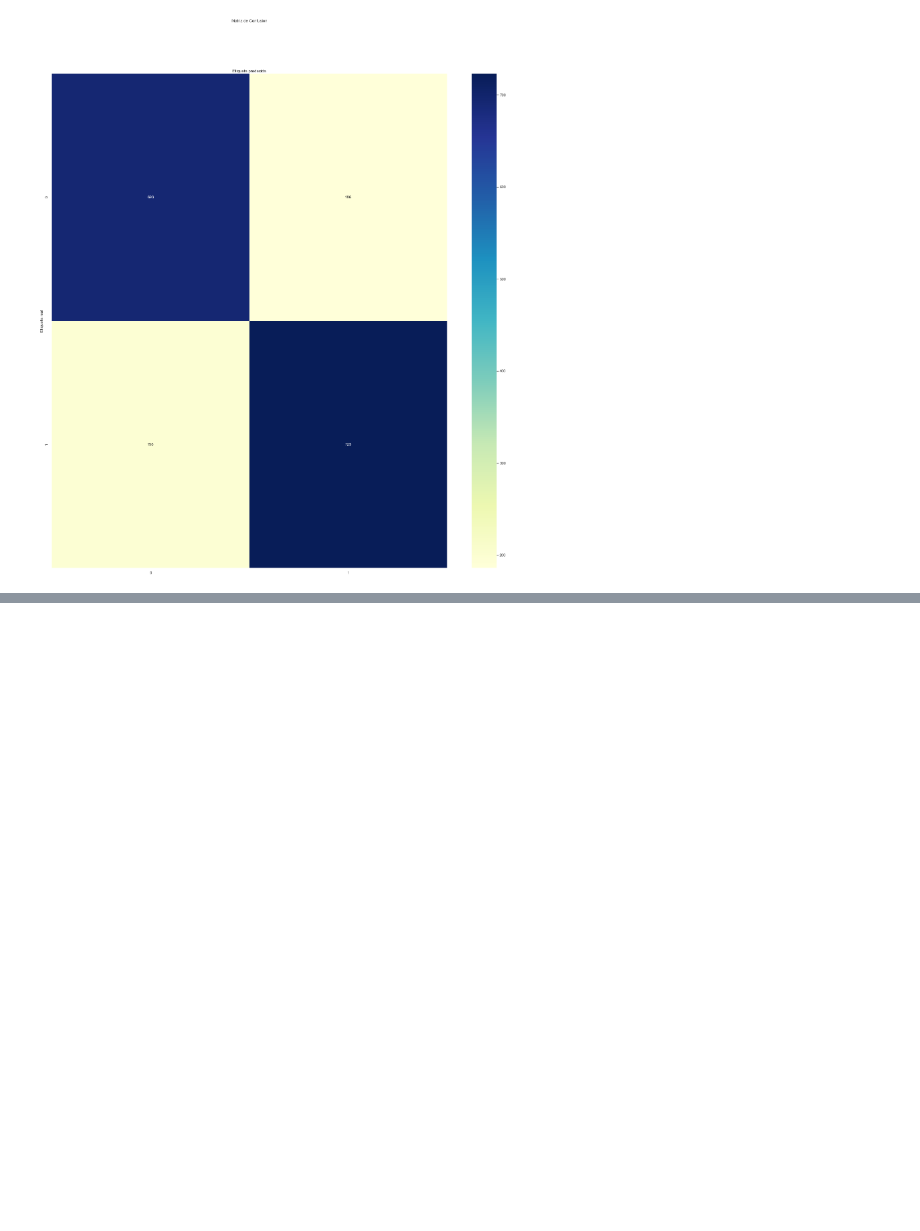
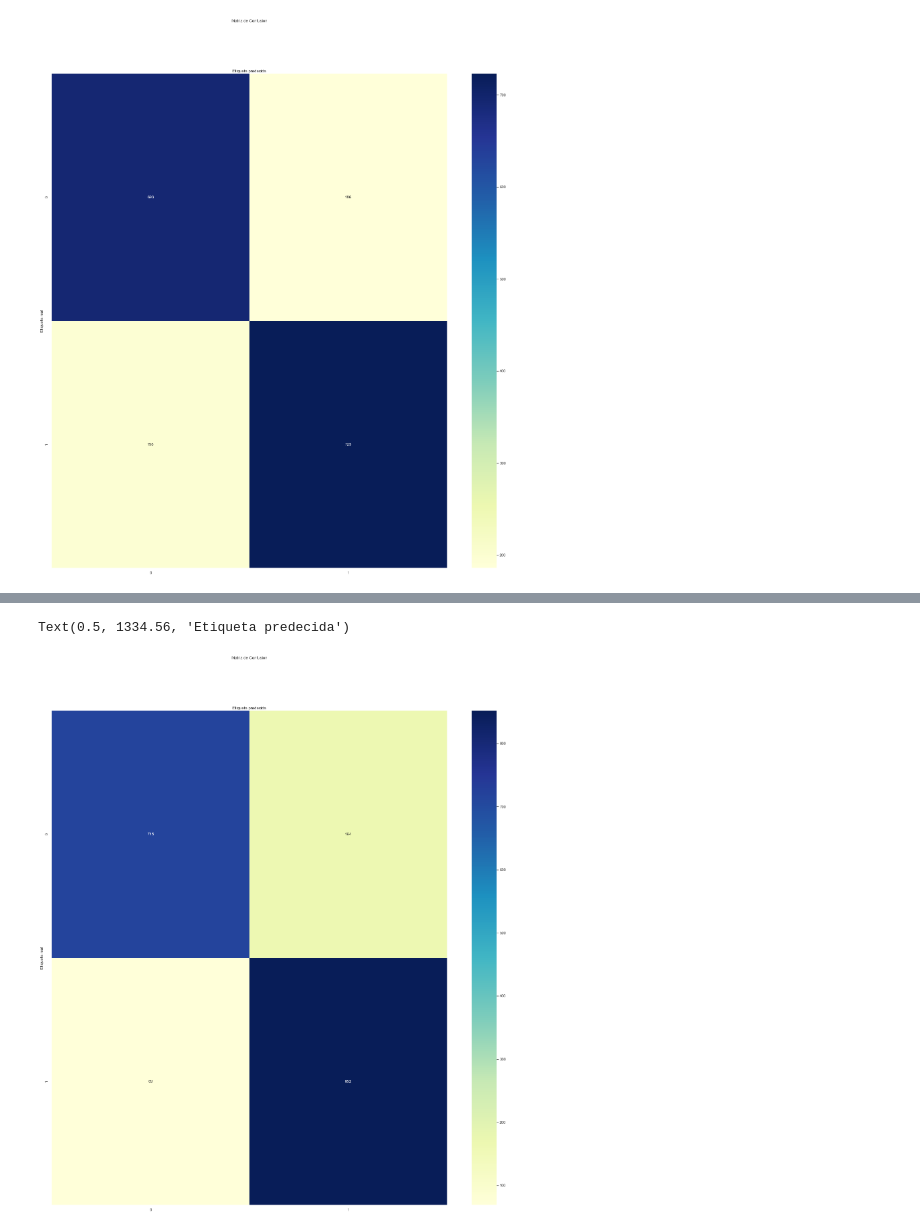
Before and after one commit to arielaragon/MLA, a Jupyter notebook: ProyectoIntegrador_HectorAragon.ipynb, the cells around one changed output, grey strips where cells are left out. Saved outputs shown, nothing was run; the diff lists cells and outputs as text; code cells hidden in the pictures; blank space fills up the shorter version.

```diff
--- a/ProyectoIntegrador_HectorAragon.ipynb
+++ b/ProyectoIntegrador_HectorAragon.ipynb
@@ -421,0 +373,16 @@ En términos generales se cumplio con lo solicitado, sin embargo faltan abordar
+# %%
+# Lo siguiente se hace para poder generar el espacio de parametros a ser probado,
+# el algoritmo implementado es RandomizedSearchCV, se cargan los datos y usando
+# la solución de gradientboosting se implementa el proceso de hiperparametrización
+# para maximizar el accuracy.
+from scipy.stats import uniform
+from sklearn.ensemble import GradientBoostingClassifier
+from sklearn.model_selection import RandomizedSearchCV
+# RandomizedSearhCV
+param_rand = {'max_depth':[12,24,69,152],
+              'max_features':[.72,.81,.9,1],
+              'learning_rate':[0.03,0.06,0.09,0.15],
+              'n_estimators':[50,100,150,300],
+              'subsample':[.72,.81,.9]}
+rand = RandomizedSearchCV(estimator=GradientBoostingClassifier(), param_distributions=param_rand, scoring='accuracy', cv=6)
+rand.fit(X_train,y_train)
@@ -421,0 +398,21 @@ En términos generales se cumplio con lo solicitado, sin embargo faltan abordar
+# %%
+# Una vez que se hace la hiperparametrización, lo que se hace es muy similar
+# a lo que se ha hecho en los modelos anteriores, se hace el ajuste del
+# modelo, luego se genera la predicción y se estima la matriz de confusión
+yp=rand.predict(X_test)
+cnf_matriz = metrics.confusion_matrix(y_test, yp)
+ass_names=[0,1]
+fig, ax = plt.subplots()
+tick_marks = np.arange(len(class_names))
+plt.xticks(tick_marks, class_names)
+plt.yticks(tick_marks, class_names)
+# Se crea el heatmap
+sns.heatmap(pd.DataFrame(cnf_matriz), annot=True, cmap="YlGnBu" ,fmt='g')
+ax.xaxis.set_label_position("top")
+plt.tight_layout()
+plt.title('Matriz de Confusion', y=1.1)
+plt.ylabel('Etiqueta real')
+plt.xlabel('Etiqueta predecida')
+# %% [output]
+Text(0.5, 1334.56, 'Etiqueta predecida')
+[figure, added]
```
Also changed, not shown: parts of 47 cells of this notebook.
